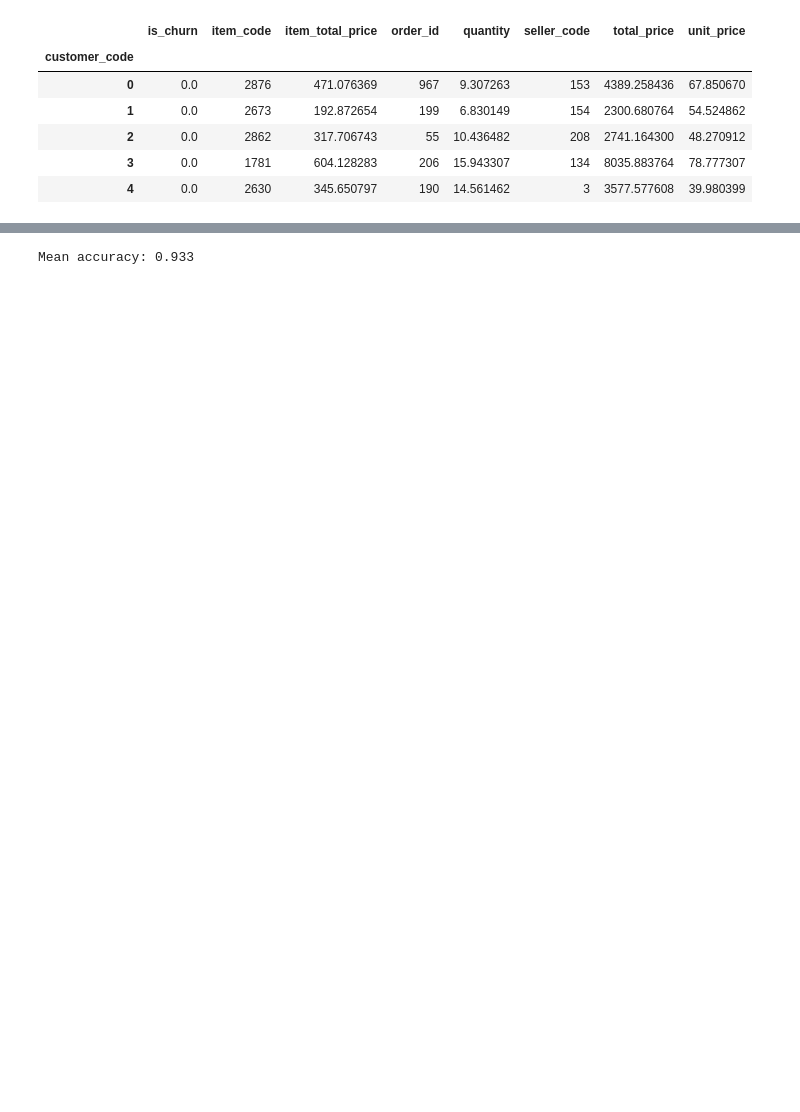
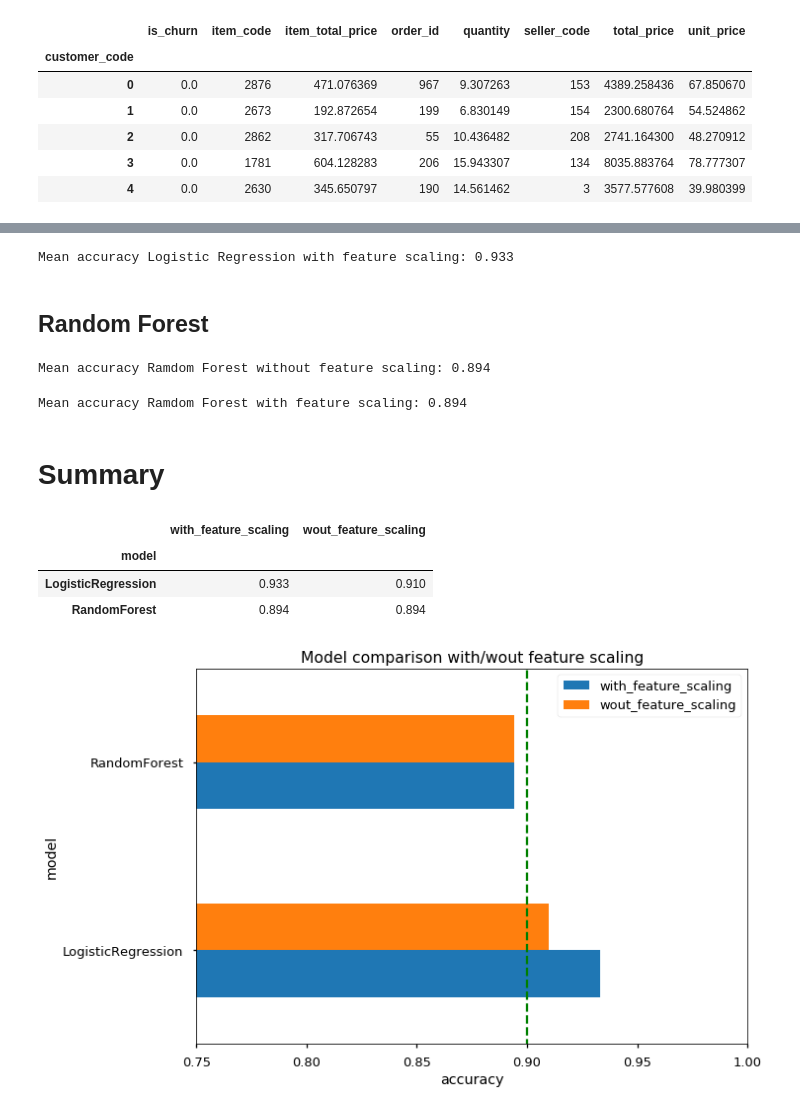
Before and after one commit to jruizvar/TOTVSLabs, a Jupyter notebook: ChurnPrediction.ipynb, the cells around one changed output, grey strips where cells are left out. Cells and saved outputs as stored; diff of their text form; code cells hidden in the pictures; blank space fills up the shorter version.

```diff
--- a/ChurnPrediction.ipynb
+++ b/ChurnPrediction.ipynb
@@ -101,0 +108,4 @@ plt.ylabel('Order ID');
+# %%
+y = df.is_churn
+
+X = df.drop("is_churn", axis=1)
@@ -102,12 +124,68 @@ plt.ylabel('Order ID');
 # %%
-clf = make_pipeline(StandardScaler(), LogisticRegression())
+clf = make_pipeline(
+    StandardScaler(),
+    LogisticRegression(solver='liblinear')
+)
 
-y = df1.pop("is_churn")
+scores = cross_val_score(clf, X, y, cv=3)
 
-X = df1
+acc1 = round(np.mean(scores), 3)
 
-scores = cross_val_score(clf, X, y)
-
-print("Mean accuracy:", round(np.mean(scores), 3))
+print("Mean accuracy Logistic Regression with feature scaling:", acc1)
 # %% [output]
-Mean accuracy: 0.933
+Mean accuracy Logistic Regression with feature scaling: 0.933
+# %% [markdown]
+## Random Forest
+# %%
+clf = RandomForestClassifier(
+    n_estimators=10,
+    random_state=42,
+    class_weight='balanced_subsample')
+
+scores = cross_val_score(clf, X, y, cv=3)
+
+acc2 = round(np.mean(scores), 3)
+
+print("Mean accuracy Ramdom Forest without feature scaling:", acc2)
+# %% [output]
+Mean accuracy Ramdom Forest without feature scaling: 0.894
+# %%
+clf = make_pipeline(
+    StandardScaler(),
+    RandomForestClassifier(
+        n_estimators=10,
+        random_state=42,
+        class_weight='balanced_subsample')
+)
+
+scores = cross_val_score(clf, X, y, cv=3)
+
+acc3 = round(np.mean(scores), 3)
+
+print("Mean accuracy Ramdom Forest with feature scaling:", acc3)
+# %% [output]
+Mean accuracy Ramdom Forest with feature scaling: 0.894
+# %% [markdown]
+# Summary
+# %%
+results = pd.DataFrame({
+    "model": ["LogisticRegression", "RandomForest"],
+    "with_feature_scaling": [acc1, acc3],
+    "wout_feature_scaling": [acc0, acc2],
+}).set_index("model")
+
+results
+# %% [output]
+|  | with_feature_scaling | wout_feature_scaling |
+| model |  |  |
+| LogisticRegression | 0.933 | 0.910 |
+| RandomForest | 0.894 | 0.894 |
+# %%
+ax = results.plot.barh(figsize=(10, 7))
+ax.set_title("Model comparison with/wout feature scaling")
+ax.set_xlabel("accuracy")
+ax.set_xlim(0.75, 1)
+
+plt.plot([0.9, 0.9], [-1, 2], 'g--'); # null hypothesis
+# %% [output]
+[figure, added]
```
Also changed, not shown: parts of 14 cells of this notebook.
